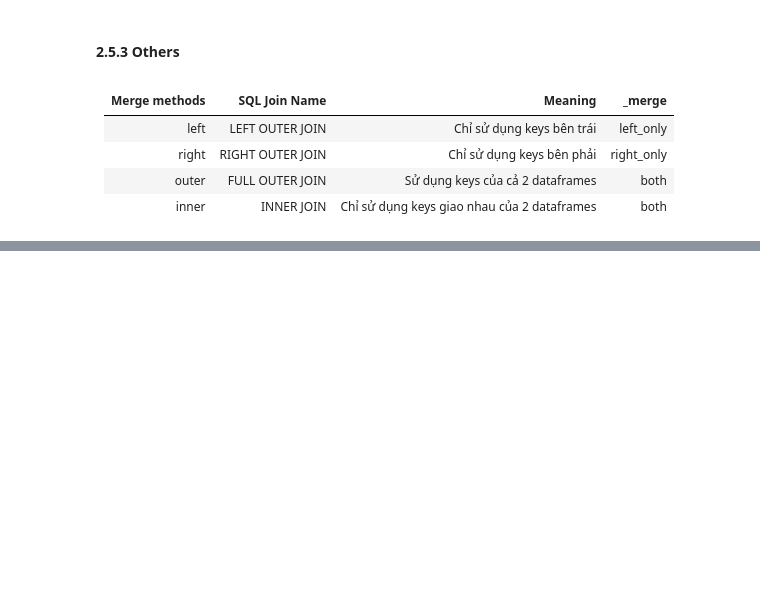
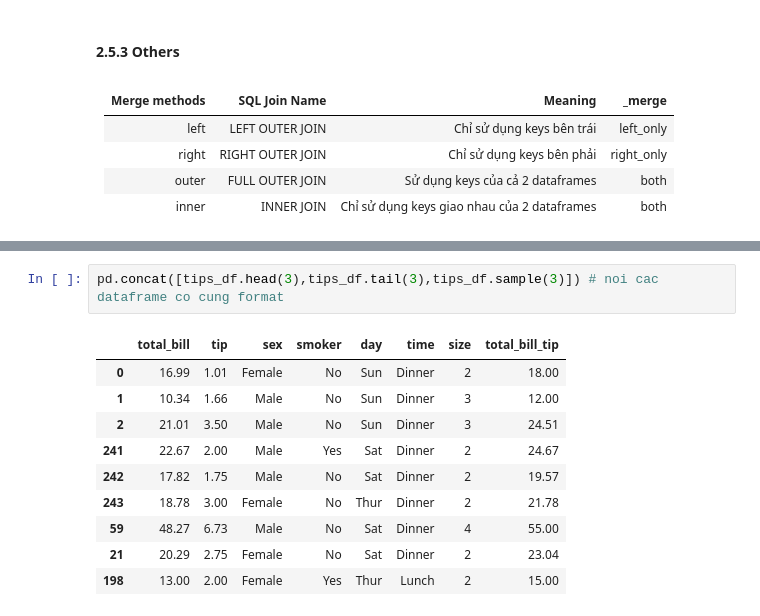
Before and after one commit to honghanhh/mci_python_33a8_l1, a Jupyter notebook: Live Slides/Live Lecture 5/thuynm.ipynb, the cells around one changed output, grey strips where cells are left out. Drawn from its saved outputs; the diff is of its cells as text; blank space fills up the shorter version.

```diff
--- a/Live Slides/Live Lecture 5/thuynm.ipynb
+++ b/Live Slides/Live Lecture 5/thuynm.ipynb
@@ -195,0 +487,13 @@ Chọn 1 cell:
+# %%
+pd.concat([tips_df.head(3),tips_df.tail(3),tips_df.sample(3)]) # noi cac dataframe co cung format
+# %% [output]
+|  | total_bill | tip | sex | smoker | day | time | size | total_bill_tip |
+| 0 | 16.99 | 1.01 | Female | No | Sun | Dinner | 2 | 18.00 |
+| 1 | 10.34 | 1.66 | Male | No | Sun | Dinner | 3 | 12.00 |
+| 2 | 21.01 | 3.50 | Male | No | Sun | Dinner | 3 | 24.51 |
+| 241 | 22.67 | 2.00 | Male | Yes | Sat | Dinner | 2 | 24.67 |
+| 242 | 17.82 | 1.75 | Male | No | Sat | Dinner | 2 | 19.57 |
+| 243 | 18.78 | 3.00 | Female | No | Thur | Dinner | 2 | 21.78 |
+| 59 | 48.27 | 6.73 | Male | No | Sat | Dinner | 4 | 55.00 |
+| 21 | 20.29 | 2.75 | Female | No | Sat | Dinner | 2 | 23.04 |
+| 198 | 13.00 | 2.00 | Female | Yes | Thur | Lunch | 2 | 15.00 |
```
Also changed, not shown: parts of 38 cells of this notebook, 1 other file.
